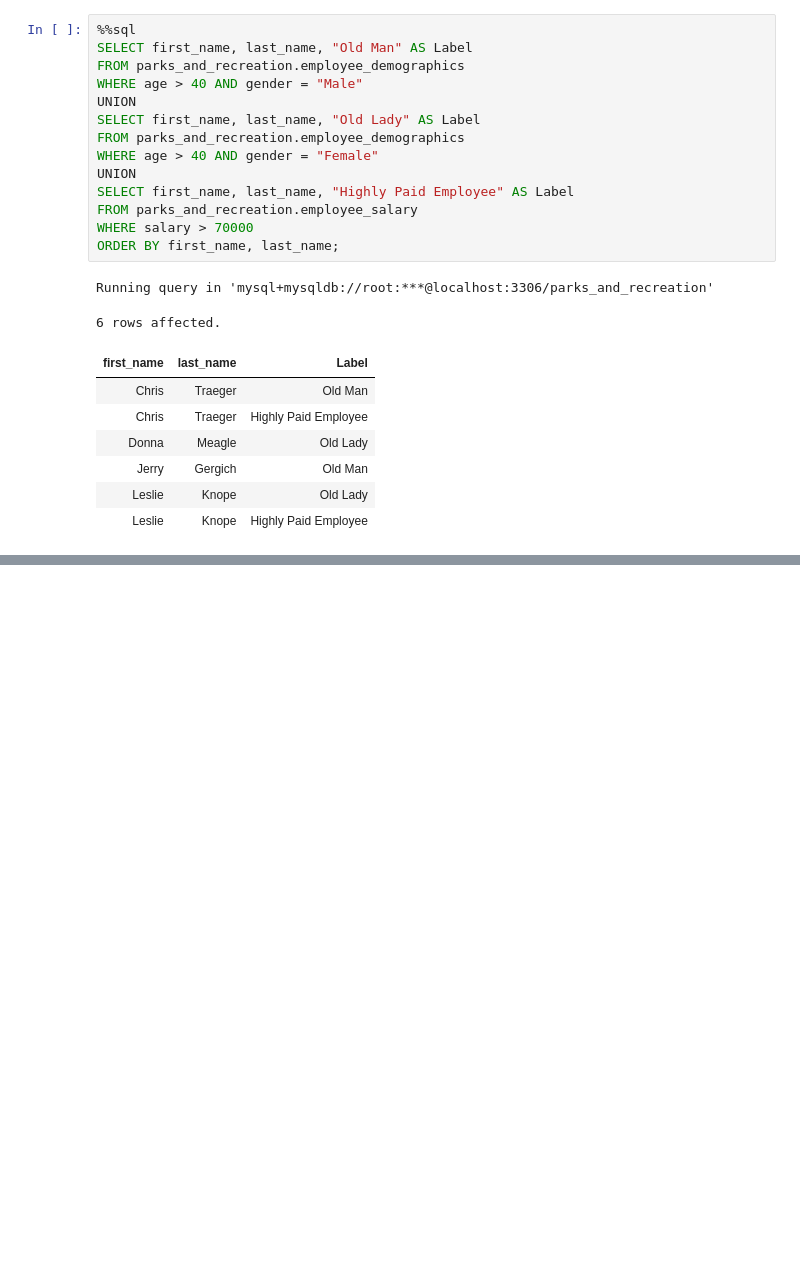
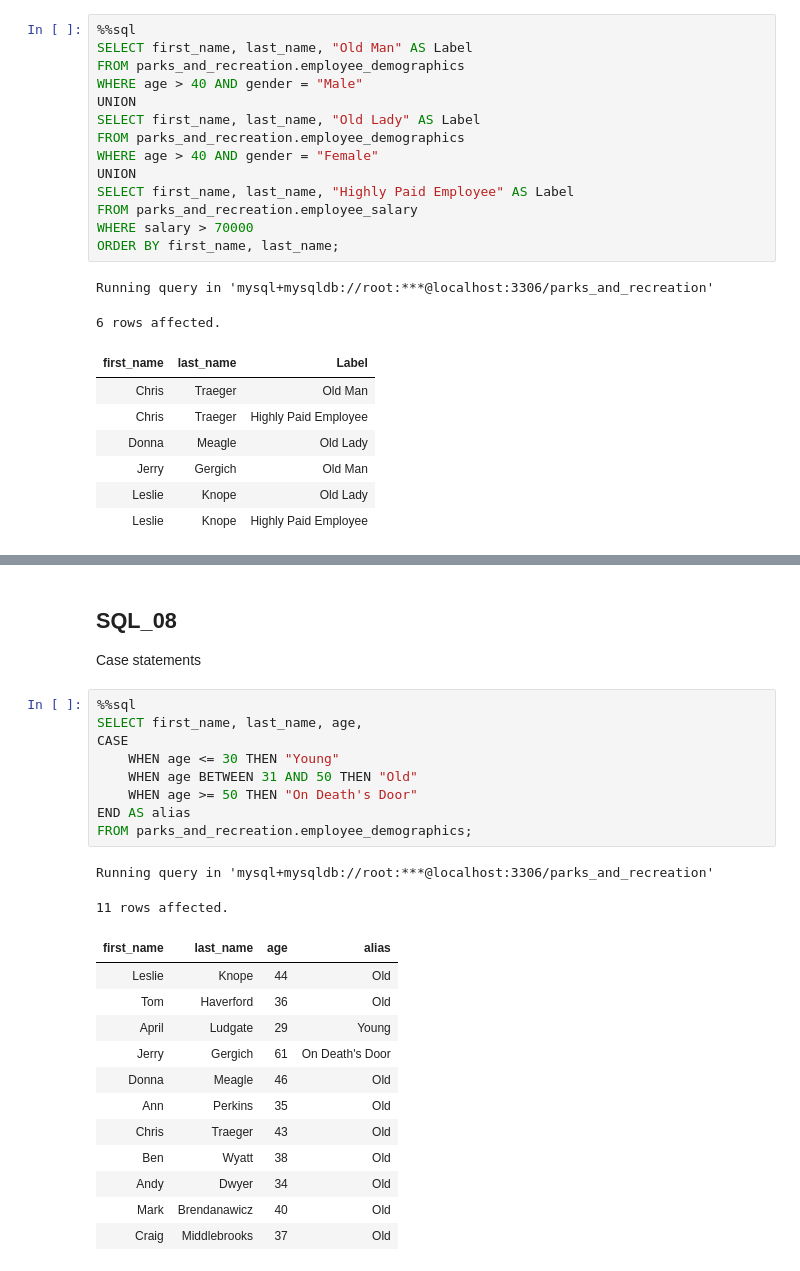
Before and after one commit to taquero-programador/DAB, a Jupyter notebook: DB/SQL.ipynb, the cells around one changed output, grey strips where cells are left out. Saved outputs shown, nothing was run; the diff lists cells and outputs as text; blank space fills up the shorter version.

```diff
--- a/DB/SQL.ipynb
+++ b/DB/SQL.ipynb
@@ -1042,0 +1231,27 @@ Running query in 'mysql+mysqldb://root:***@localhost:3306/parks_and_recreation'
+# %% [markdown]
+## SQL_08
+Case statements
+# %%
+%%sql
+SELECT first_name, last_name, age,
+CASE
+    WHEN age <= 30 THEN "Young"
+    WHEN age BETWEEN 31 AND 50 THEN "Old"
+    WHEN age >= 50 THEN "On Death's Door"
+END AS alias
+FROM parks_and_recreation.employee_demographics;
+# %% [output]
+Running query in 'mysql+mysqldb://root:***@localhost:3306/parks_and_recreation'
+11 rows affected.
+| first_name | last_name | age | alias |
+| Leslie | Knope | 44 | Old |
+| Tom | Haverford | 36 | Old |
+| April | Ludgate | 29 | Young |
+| Jerry | Gergich | 61 | On Death's Door |
+| Donna | Meagle | 46 | Old |
+| Ann | Perkins | 35 | Old |
+| Chris | Traeger | 43 | Old |
+| Ben | Wyatt | 38 | Old |
+| Andy | Dwyer | 34 | Old |
+| Mark | Brendanawicz | 40 | Old |
+| Craig | Middlebrooks | 37 | Old |
```
Also changed, not shown: parts of 26 cells of this notebook.
